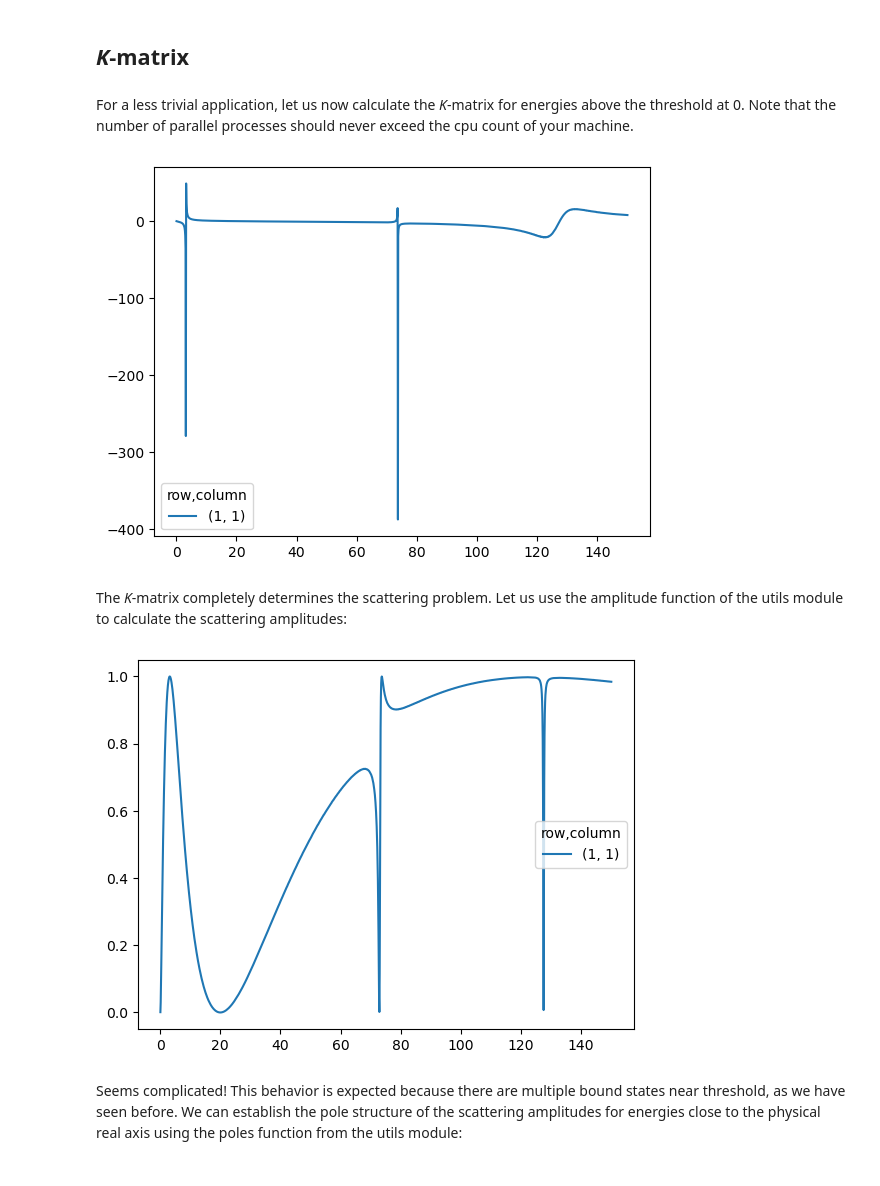
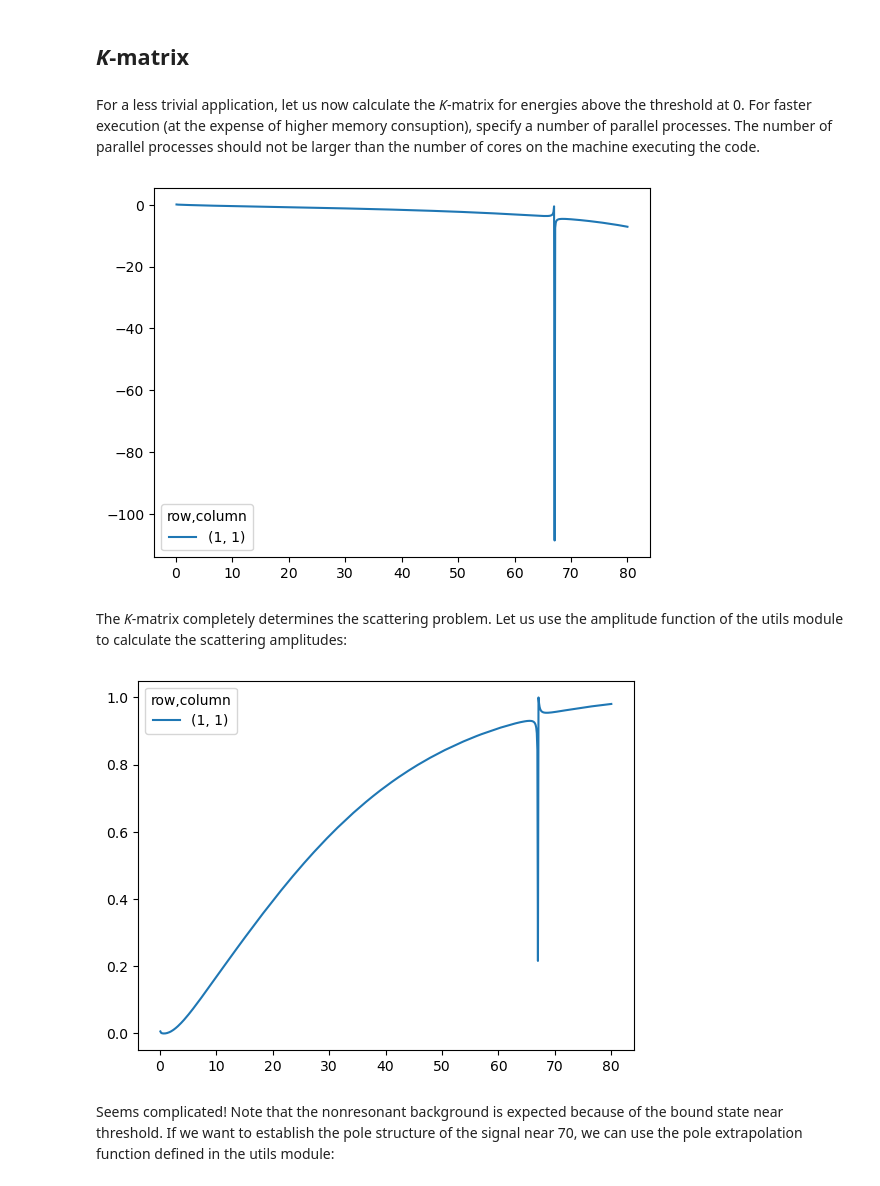
Before and after one commit to Robrusch/SPARSE, a Jupyter notebook: SPARSE-example.ipynb, the cells around one changed output. Cells and saved outputs as stored; diff of their text form; code cells hidden in the pictures.

```diff
--- a/SPARSE-example.ipynb
+++ b/SPARSE-example.ipynb
@@ -83,20 +84,21 @@ dtype: float64
 ## *K*-matrix
 # %% [markdown]
 For a less trivial application, let us now calculate the *K*-matrix for energies above the threshold at 0.
-Note that the number of parallel processes should never exceed the cpu count of your machine.
+For faster execution (at the expense of higher memory consuption), specify a number of parallel processes.
+The number of parallel processes should not be larger than the number of cores on the machine executing the code.
 # %%
-energies = np.linspace(0,150,1501)
+energies = np.linspace(0, 80, 801)
 kmat = k_matrices(energies, processes=12)
 kmat.plot();
 # %% [output]
-[figure, old version]
+[figure, new version]
 # %% [markdown]
 The *K*-matrix completely determines the scattering problem. Let us use the amplitude function of the utils module to calculate the scattering amplitudes:
 # %%
 amps = amplitudes(kmat)
 np.square(abs(amps)).plot();
 # %% [output]
-[figure, old version]
+[figure, new version]
 # %% [markdown]
-Seems complicated! This behavior is expected because there are multiple bound states near threshold, as we have seen before. We can establish the pole structure of the scattering amplitudes for energies close to the physical real axis using the poles function from the utils module:
+Seems complicated! Note that the nonresonant background is expected because of the bound state near threshold. If we want to establish the pole structure of the signal near 70, we can use the pole extrapolation function defined in the utils module:
 # %%
```
Also changed, not shown: parts of 15 cells of this notebook, 3 other files.
